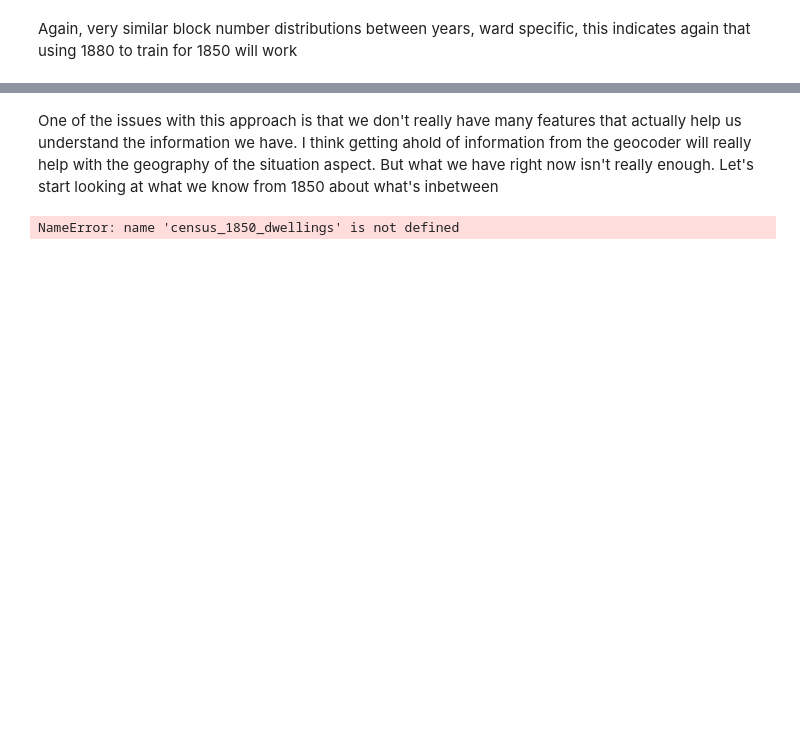
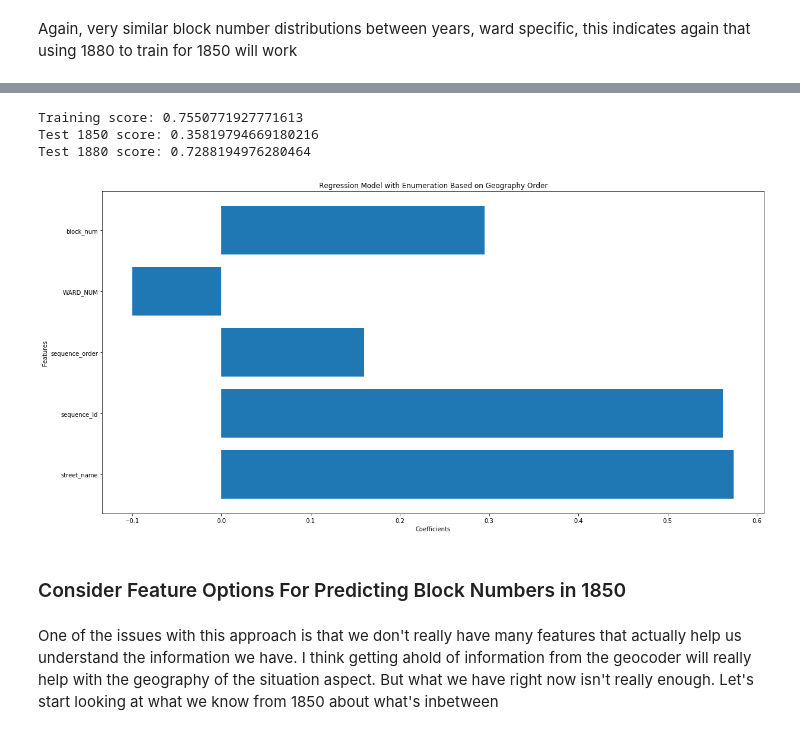
Before and after one commit to CenterForSpatialResearch/hnyc-spatial-linkage, a Jupyter notebook: Interpolation/Block_Numbers.ipynb, the cells around one changed output, grey strips where cells are left out. Drawn from its saved outputs; the diff is of its cells as text; code cells hidden in the pictures; blank space fills up the shorter version.

```diff
--- a/Interpolation/Block_Numbers.ipynb
+++ b/Interpolation/Block_Numbers.ipynb
@@ -168,0 +171,5 @@ Again, very similar block number distributions between years, ward specific, thi
+# %%
+interpolation.create_street_house(dwellings_1880, "CENSUS_ADDRESS")
+interpolation.create_street_house(dwellings_1850, "CD_ADDRESS")
+cols = ["street_name", "sequence_id", "sequence_order", "WARD_NUM", "block_num"]
+train_X, train_y, test_1880_X, test_1880_y, test_1850_X, test_1850_y = interpolation.create_train_test_data(dwellings_1880, dwellings_1850, cols)
@@ -169,29 +183,19 @@ Again, very similar block number distributions between years, ward specific, thi
+# %%
+model_lin_order = Pipeline([('preprocess', TargetEncoder(cols = cols)),
+                            ('regressor', LinearRegression())])
+model_lin_order.fit(train_X, train_y)
+print("Training score:", model_lin_order.score(train_X, train_y))
+print("Test 1850 score:", model_lin_order.score(test_1850_X, test_1850_y))
+print("Test 1880 score:", model_lin_order.score(test_1880_X, test_1880_y))
+# %% [output]
+Training score: 0.7550771927771613
+Test 1850 score: 0.35819794669180216
+Test 1880 score: 0.7288194976280464
+# %%
+interpolation.graph_coefs(model_lin_order.named_steps['preprocess'].get_feature_names(), model_lin_order.named_steps["regressor"].coef_, "Regression Model with Enumeration Based on Geography Order")
+# %% [output]
+[figure, added]
+# %% [markdown]
+### Consider Feature Options For Predicting Block Numbers in 1850
 # %% [markdown]
 One of the issues with this approach is that we don't really have many features that actually help us understand the information we have. I think getting ahold of information from the geocoder will really help with the geography of the situation aspect. But what we have right now isn't really enough. Let's start looking at what we know from 1850 about what's inbetween
-# %%
-street_nums = []
-current_street = {}
-indices = []
-current_index = []
-first_index = census_1850_dwellings["Street_Name"].first_valid_index()
-streets = [census_1850_dwellings["Street_Name"].iloc[first_index]]
-
-for row in census_1850_dwellings.itertuples():
-    if row.Index < first_index:
-        continue
-
-    if type(row.Street_Name) == float: #This is to check for nans bc they're formatted as a float
-        current_index.append(row.Index)
-
-    elif streets[-1] == row.Street_Name:
-        current_street[row.Index] = row.Dwelling_Number
-
-    else:
-        streets.append(row.Street_Name)
-        street_nums.append(current_street)
-        current_street = {}
-        current_street[row.Index] = row.Dwelling_Number
-        indices.append(current_index)
-        current_index = []
-# %% [output]
-NameError: name 'census_1850_dwellings' is not defined
```
Also changed, not shown: parts of 32 cells of this notebook, 5 other files.
